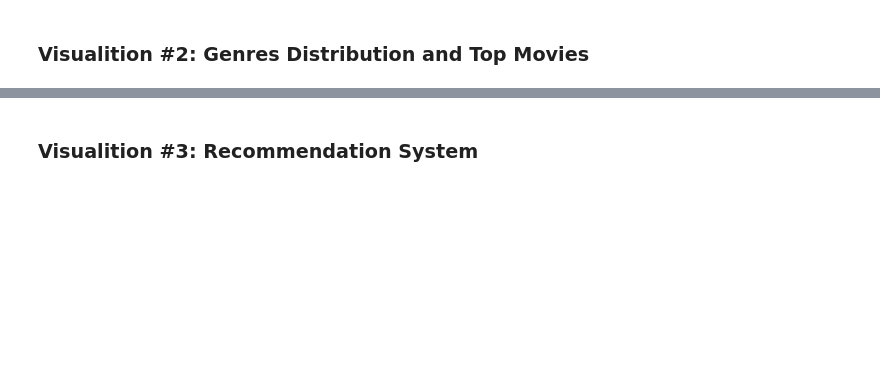
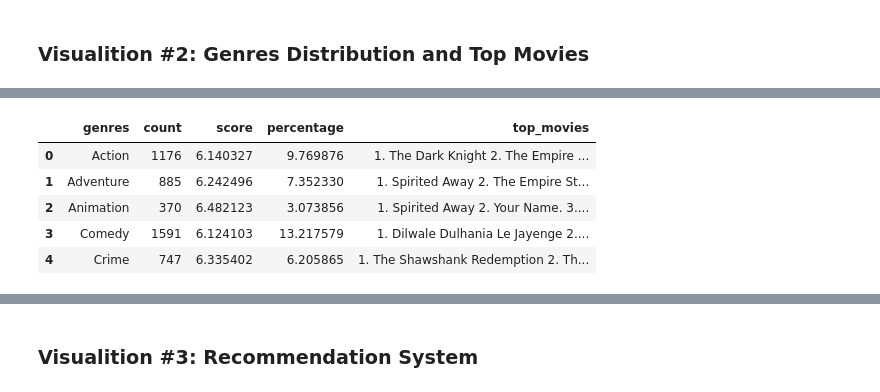
Before and after one commit to balajigandhi/msds_dtsa5304, a Jupyter notebook: The_Movies_Dataset.ipynb, the cells around one changed output, grey strips where cells are left out. Cells and saved outputs as stored; diff of their text form; code cells hidden in the pictures; blank space fills up the shorter version.

```diff
--- a/The_Movies_Dataset.ipynb
+++ b/The_Movies_Dataset.ipynb
@@ -186,27 +194,35 @@ movies_metadata_credits['score'] = (
 # %%
 movies_metadata_credits['genres'] = (
     movies_metadata_credits['genres']
     .fillna('[]')
     .apply(literal_eval)
     .apply(lambda x: [i['name'] for i in x] if isinstance(x, list) else [])
 )
 genres = movies_metadata_credits.explode('genres')
 genres = genres.groupby('genres').size().reset_index(name='count')
 genres['score'] = genres['genres'].apply(
     lambda x: movies_metadata_credits[
         movies_metadata_credits['genres'].apply(lambda y: x in y)
     ]['score'].mean()
 )
 genres['percentage'] = genres['count'] / genres['count'].sum() * 100
 genres['top_movies'] = genres['genres'].apply(
     lambda x: ' '.join(
         f"{i + 1}. {title}"
         for i, title in enumerate(
             movies_metadata_credits[
                 movies_metadata_credits['genres'].apply(lambda y: x in y)
             ]
             .sort_values('score', ascending=False)['title']
             .head(10)
         )
     )
 )
+genres.head()
+# %% [output]
+|  | genres | count | score | percentage | top_movies |
+| 0 | Action | 1176 | 6.140327 | 9.769876 | 1. The Dark Knight 2. The Empire ... |
+| 1 | Adventure | 885 | 6.242496 | 7.352330 | 1. Spirited Away 2. The Empire St... |
+| 2 | Animation | 370 | 6.482123 | 3.073856 | 1. Spirited Away 2. Your Name. 3.... |
+| 3 | Comedy | 1591 | 6.124103 | 13.217579 | 1. Dilwale Dulhania Le Jayenge 2.... |
+| 4 | Crime | 747 | 6.335402 | 6.205865 | 1. The Shawshank Redemption 2. Th... |
```
Also changed, not shown: parts of 3 cells of this notebook.
